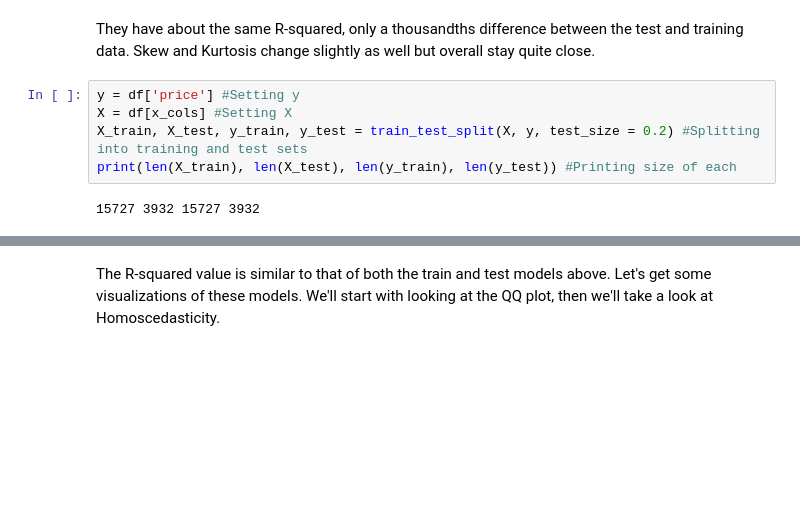
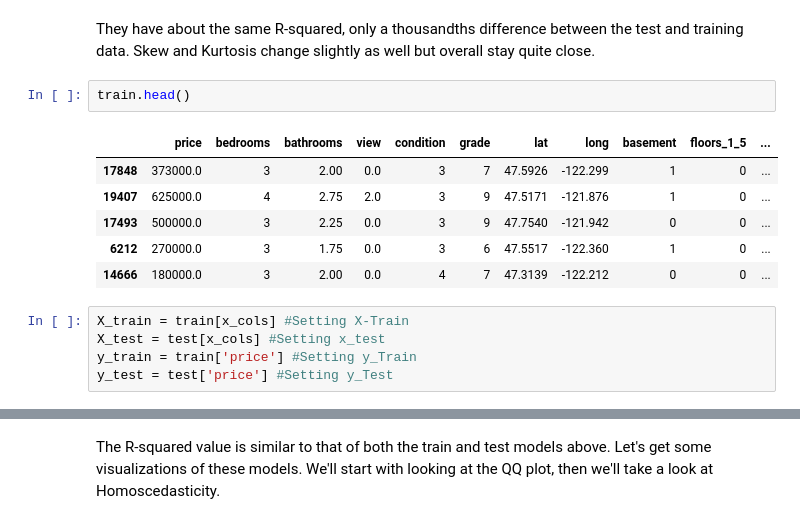
Before and after one commit to srobz/dsc-mod-2-project-v2-1-online-ds-sp-000, a Jupyter notebook: Module 2 Project - 3. Modeling.ipynb, the cells around one changed output, grey strips where cells are left out. Cells and saved outputs as stored; diff of their text form; blank space fills up the shorter version.

```diff
--- a/Module 2 Project - 3. Modeling.ipynb
+++ b/Module 2 Project - 3. Modeling.ipynb
@@ -379,13 +379,20 @@ Warnings:
 [1] Standard Errors assume that the covariance matrix of the errors is correctly specified.
 # %% [markdown]
 They have about the same R-squared, only a thousandths difference between the test and training data. Skew and Kurtosis change slightly as well but overall stay quite close.
-# %%
-y = df['price'] #Setting y
-X = df[x_cols] #Setting X
-X_train, X_test, y_train, y_test = train_test_split(X, y, test_size = 0.2) #Splitting into training and test sets
-print(len(X_train), len(X_test), len(y_train), len(y_test)) #Printing size of each
-# %% [output]
-15727 3932 15727 3932
+# %%
+train.head()
+# %% [output]
+|  | price | bedrooms | bathrooms | view | condition | grade | lat | long | basement | floors_1_5 | ... |
+| 17848 | 373000.0 | 3 | 2.00 | 0.0 | 3 | 7 | 47.5926 | -122.299 | 1 | 0 | ... |
+| 19407 | 625000.0 | 4 | 2.75 | 2.0 | 3 | 9 | 47.5171 | -121.876 | 1 | 0 | ... |
+| 17493 | 500000.0 | 3 | 2.25 | 0.0 | 3 | 9 | 47.7540 | -121.942 | 0 | 0 | ... |
+| 6212 | 270000.0 | 3 | 1.75 | 0.0 | 3 | 6 | 47.5517 | -122.360 | 1 | 0 | ... |
+| 14666 | 180000.0 | 3 | 2.00 | 0.0 | 4 | 7 | 47.3139 | -122.212 | 0 | 0 | ... |
+# %%
+X_train = train[x_cols] #Setting X-Train
+X_test = test[x_cols] #Setting x_test
+y_train = train['price'] #Setting y_Train
+y_test = test['price'] #Setting y_Test
 # %%
 linreg = LinearRegression() #Setting linreg
 DTrain = linreg.fit(X_train, y_train) #fitting
```
Also changed, not shown: parts of 12 cells of this notebook, 2 other files.
